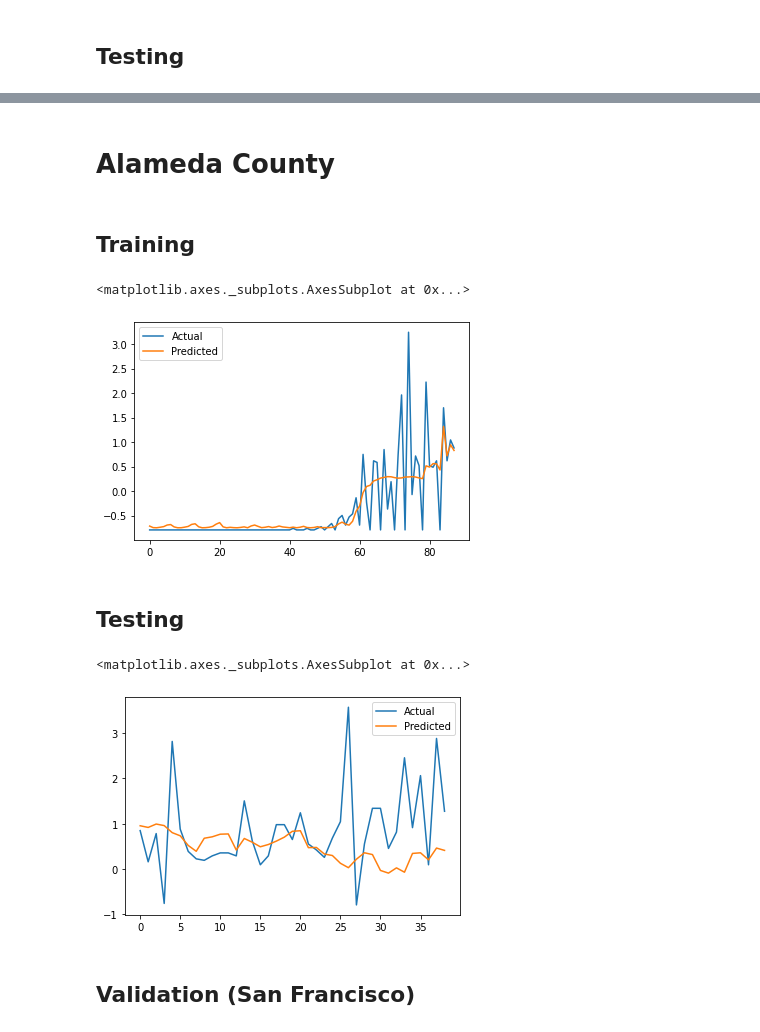
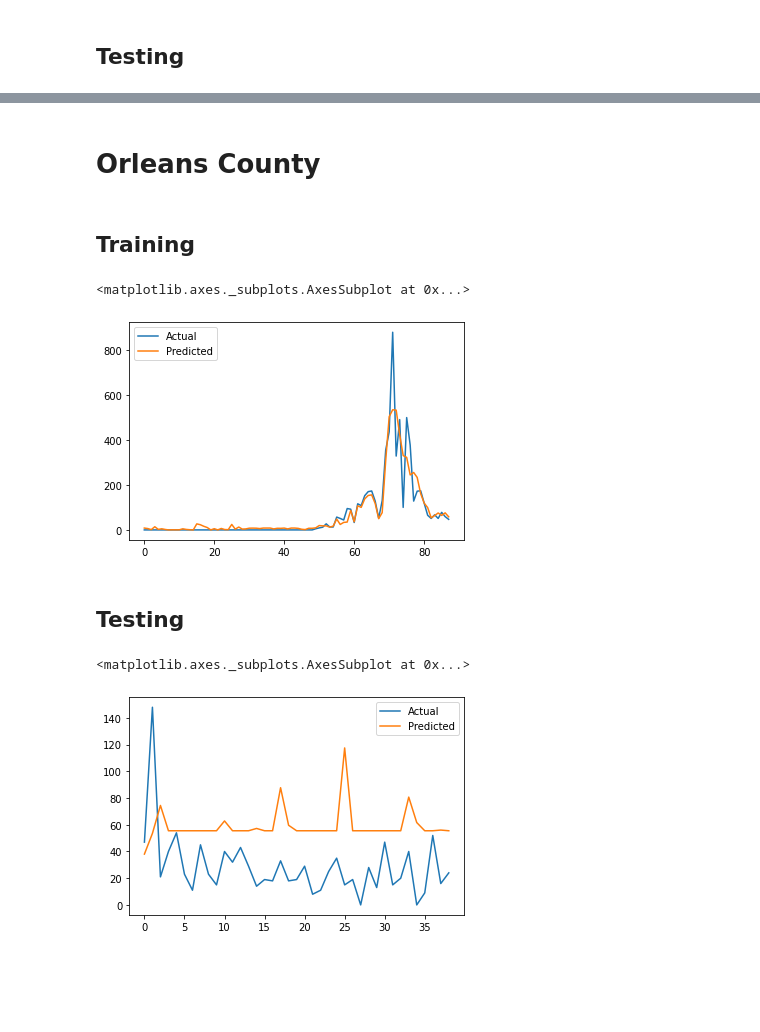
Before and after one commit to robinvvinod/spaceapps, a Jupyter notebook: regression.ipynb, the cells around one changed output, grey strips where cells are left out. Cells and saved outputs as stored; diff of their text form; code cells hidden in the pictures; blank space fills up the shorter version.

```diff
--- a/regression.ipynb
+++ b/regression.ipynb
@@ -54,7 +54,7 @@ def getData(fips):
     cols = [0]
     cas = cas.drop(cas.columns[cols], axis=1)
 
-    if mob.shape[0] == 0 or dem.shape[0] == 0 or symG.shape[0] == 0 or symFB.shape[0] == 0 or tes.shape[0] == 0 or cas.shape[0] == 0:
+    if mob.shape[0] == 0 or ght.shape[0] == 0:
         print('Missing one or more data for county, please use another county.')
         sys.exit()
 
@@ -62,7 +62,7 @@ def getData(fips):
 # %%
 def prepareData(dem, mob, symG, symFB, tes, cas, pop_den, med_age, ght):
 
-    newX = pd.concat([mob,symG,symFB,ght])
+    newX = pd.concat([mob, ght])
     newX = newX.reset_index()
     newX = newX.drop(newX.columns[[0,1]], axis=1)
 
@@ -75,28 +75,25 @@ def prepareData(dem, mob, symG, symFB, tes, cas, pop_den, med_age, ght):
     newX = newX.fillna(0)
     newY = newY.fillna(0)
 
-    X = newX[[0,1,2,3]]
+    X = newX[[0,1]]
     y = newY[[0]]
 
     # Moving averages
 
-    X[0] = X[0].rolling(window=4).mean().dropna()
-    X[1] = X[1].rolling(window=2).mean().dropna()
-    X[2] = X[2].rolling(window=2).mean().dropna()
-    #X[3] = X[3].rolling(window=2).mean().dropna()
+    X[0] = X[0].rolling(window=7).mean().dropna()
+    X[0] = X[0].shift(4).dropna()
+    X[1] = X[1].shift(12).dropna()
 
-    X[0] = X[0].shift(6).dropna()
-    X[1] = X[1].shift(2).dropna()
-    X[2] = X[2].shift(2).dropna()
-    #X[3] = X[3].shift(4).dropna()
+    #y = y.rolling(window=7).mean().dropna()
 
     X = X[X.index.isin(y.index)]
     y = y[y.index.isin(X.index)]
     X = X.fillna(0)
     y = y.fillna(0)
 
-    X = StandardScaler().fit_transform(X)
-    y = StandardScaler().fit_transform(y)
-    y = np.reshape(y, (y.shape[0],))
+    scaleX = StandardScaler().fit(X)
+    scaley = StandardScaler().fit(y)
+    X = scaleX.transform(X)
+    y = scaley.transform(y)
 
-    return X, y
+    return X, y, scaleX, scaley
@@ -145,10 +138,13 @@ df.plot()
 # %% [markdown]
-# Alameda County
+# Orleans County
 # %%
-X, y = prepareData(*getData('06001'))
+X, y, scaleX, scaley = prepareData(*getData('22071'))
 
-from sklearn.svm import SVR
-regressor = SVR(kernel='rbf')
+#from sklearn.svm import SVR
+#regressor = SVR(kernel='rbf')
+
+kernel = gp.kernels.ConstantKernel(1.0, (1e-1, 1e3)) * gp.kernels.RBF(10.0, (1e-3, 1e3))
+regressor = gp.GaussianProcessRegressor(kernel=kernel, n_restarts_optimizer=10, alpha=0.1, normalize_y=False)
 
 X_train, X_test, y_train, y_test = train_test_split(X, y, test_size=0.3, shuffle=False)
 model = regressor.fit(X_train, y_train)
@@ -156,20 +152,25 @@ model = regressor.fit(X_train, y_train)
 ## Training
 # %%
 y_pred = regressor.predict(X_train)
+y_pred = scaley.inverse_transform(y_pred)
+y_train = scaley.inverse_transform(y_train)
+y_pred = y_pred.clip(min=0)
+
 df = pd.DataFrame({'Actual': y_train.flatten(), 'Predicted': y_pred.flatten()})
 df.plot()
 # %% [output]
 <matplotlib.axes._subplots.AxesSubplot at 0x...>
-[figure, old version]
+[figure, new version]
 # %% [markdown]
 ## Testing
 # %%
 y_pred = regressor.predict(X_test)
+y_pred = scaley.inverse_transform(y_pred)
+y_test = scaley.inverse_transform(y_test)
+y_pred = y_pred.clip(min=0)
 
 df = pd.DataFrame({'Actual': y_test.flatten(), 'Predicted': y_pred.flatten()})
 df.plot()
 # %% [output]
 <matplotlib.axes._subplots.AxesSubplot at 0x...>
-[figure, old version]
+[figure, new version]
-# %% [markdown]
-## Validation (San Francisco)
```
Also changed, not shown: parts of 7 cells of this notebook, 2 other files.
